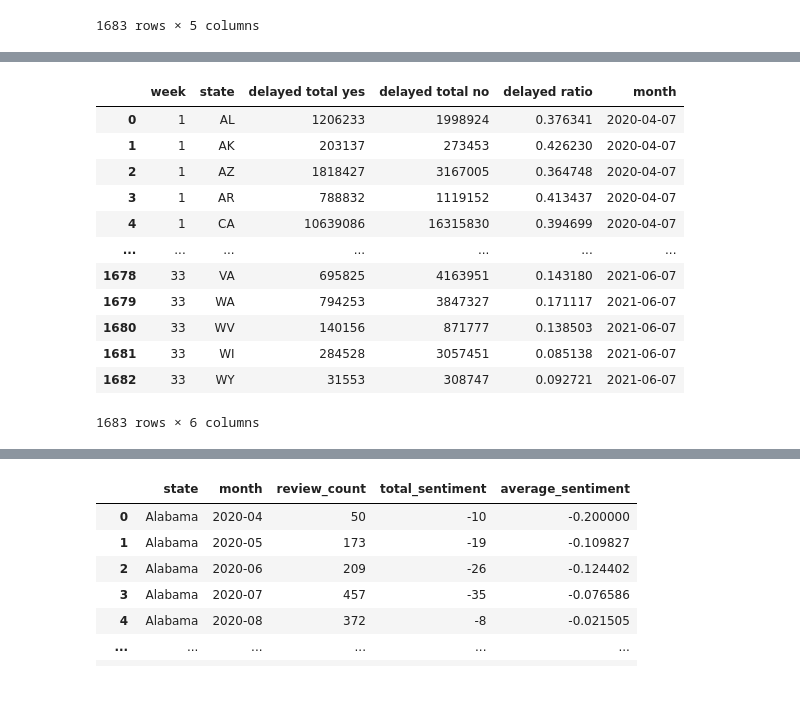
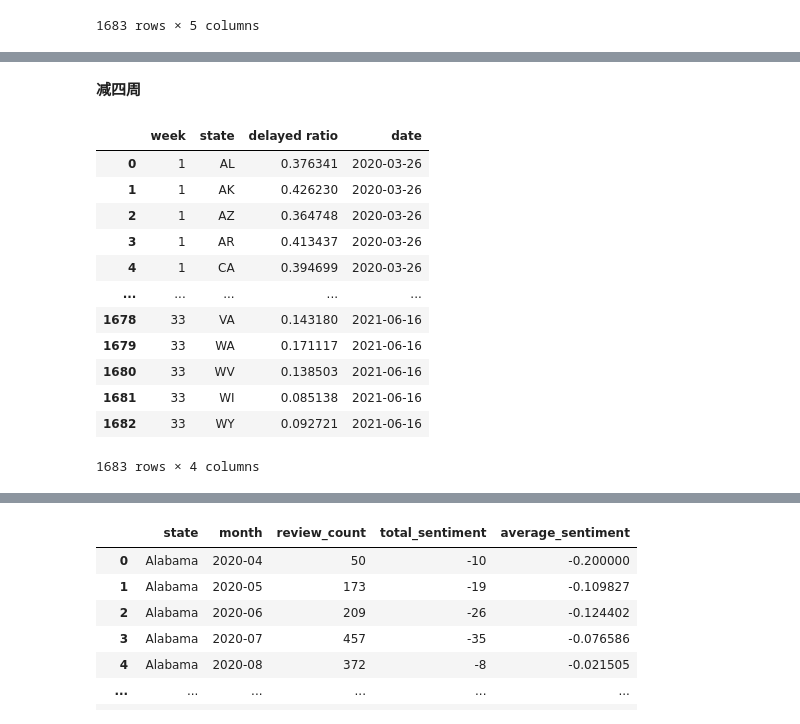
Before and after one commit to ZhaoqianXue/health-resources, a Jupyter notebook: regression and validation/survey_validation.ipynb, the cells around one changed output, grey strips where cells are left out. Saved outputs shown, nothing was run; the diff lists cells and outputs as text; code cells hidden in the pictures; blank space fills up the shorter version.

```diff
--- a/regression and validation/survey_validation.ipynb
+++ b/regression and validation/survey_validation.ipynb
@@ -95,6 +8,6 @@ filtered_df
 # %%
 # Path to the folder containing all Excel files
-folder_path = './survey data'
+folder_path = './Validation'
 
 # List to store the extracted data
 data_list = []
@@ -171,8 +84,3 @@ df_extracted
 | 1681 | 33 | WI | 284528 | 3057451 | 0.085138 |
 | 1682 | 33 | WY | 31553 | 308747 | 0.092721 |
 1683 rows × 5 columns
-# %%
-# Merging df_extracted with filtered_df based on the 'Week' column to add 'Time Period' to df_extracted
-df_extracted = pd.merge(df_extracted, filtered_df[['week', 'month']], on='week', how='left')
-
-df_extracted
@@ -249,0 +87,16 @@ All rows have been successfully converted to the end date format 'YYYY-MM-DD'.
+# %%
+# Mapping weeks to their respective dates
+week_to_date = {
+    1: '2020-04-23', 2: '2020-05-07', 3: '2020-05-14', 4: '2020-05-21', 5: '2020-05-28',
+    6: '2020-06-04', 7: '2020-06-11', 8: '2020-06-18', 9: '2020-06-25', 10: '2020-07-02',
+    11: '2020-07-09', 12: '2020-07-16', 13: '2020-08-19', 14: '2020-09-02', 15: '2020-09-16',
+    16: '2020-09-30', 17: '2020-10-14', 18: '2020-10-28', 19: '2020-11-11', 20: '2020-11-25',
+    21: '2020-12-09', 22: '2021-01-06', 23: '2021-01-20', 24: '2021-02-03', 25: '2021-02-17',
+    26: '2021-03-03', 27: '2021-03-17', 28: '2021-04-14', 29: '2021-04-28', 30: '2021-05-12',
+    31: '2021-06-16', 32: '2021-06-31', 33: '2021-07-14'
+}
+
+# Adding the 'date' column based on the mapping
+df_extracted['date'] = df_extracted['week'].map(week_to_date)
+
+df_extracted
@@ -250,37 +117,43 @@ All rows have been successfully converted to the end date format 'YYYY-MM-DD'.
+# %% [markdown]
+__减四周__
 # %%
 # Define a function to subtract 4 weeks (28 days) from the date
 def subtract_4_weeks(date_str):
     try:
         # Convert the date string to a datetime object
         date_obj = datetime.strptime(date_str, '%Y-%m-%d')
         # Subtract 28 days
         new_date = date_obj - timedelta(weeks=4)
         # Return the new date as a string
         return new_date.strftime('%Y-%m-%d')
     except ValueError:
         # If there's an issue converting, return the original string
         return date_str
 
-# Create a new df and subtract 4 weeks from the 'month' column
+# Create a new DataFrame and subtract 4 weeks from the 'month' column
 df_extracted_minus_4 = df_extracted.copy()
-df_extracted_minus_4['month'] = df_extracted_minus_4['month'].apply(subtract_4_weeks)
+df_extracted_minus_4['date'] = df_extracted_minus_4['date'].apply(subtract_4_weeks)
 
-# Display the updated df
+# Drop useless columns
+columns_to_drop = ['delayed total yes', 'delayed total no']
+df_extracted_minus_4 = df_extracted_minus_4.drop(columns=columns_to_drop)
+
+# Display the updated dataframe
 df_extracted_minus_4
 # %% [output]
-|  | week | state | delayed total yes | delayed total no | delayed ratio | month |
-| 0 | 1 | AL | 1206233 | 1998924 | 0.376341 | 2020-04-07 |
-| 1 | 1 | AK | 203137 | 273453 | 0.426230 | 2020-04-07 |
-| 2 | 1 | AZ | 1818427 | 3167005 | 0.364748 | 2020-04-07 |
-| 3 | 1 | AR | 788832 | 1119152 | 0.413437 | 2020-04-07 |
-| 4 | 1 | CA | 10639086 | 16315830 | 0.394699 | 2020-04-07 |
-| ... | ... | ... | ... | ... | ... | ... |
-| 1678 | 33 | VA | 695825 | 4163951 | 0.143180 | 2021-06-07 |
-| 1679 | 33 | WA | 794253 | 3847327 | 0.171117 | 2021-06-07 |
-| 1680 | 33 | WV | 140156 | 871777 | 0.138503 | 2021-06-07 |
-| 1681 | 33 | WI | 284528 | 3057451 | 0.085138 | 2021-06-07 |
-| 1682 | 33 | WY | 31553 | 308747 | 0.092721 | 2021-06-07 |
+|  | week | state | delayed ratio | date |
+| 0 | 1 | AL | 0.376341 | 2020-03-26 |
+| 1 | 1 | AK | 0.426230 | 2020-03-26 |
+| 2 | 1 | AZ | 0.364748 | 2020-03-26 |
+| 3 | 1 | AR | 0.413437 | 2020-03-26 |
+| 4 | 1 | CA | 0.394699 | 2020-03-26 |
+| ... | ... | ... | ... | ... |
+| 1678 | 33 | VA | 0.143180 | 2021-06-16 |
+| 1679 | 33 | WA | 0.171117 | 2021-06-16 |
+| 1680 | 33 | WV | 0.138503 | 2021-06-16 |
+| 1681 | 33 | WI | 0.085138 | 2021-06-16 |
+| 1682 | 33 | WY | 0.092721 | 2021-06-16 |
-1683 rows × 6 columns
+1683 rows × 4 columns
 # %%
 # Modify the code to filter the data for the period between 2020-04 and 2021-05
 
```
Also changed, not shown: parts of 13 cells of this notebook, 40 other files.
